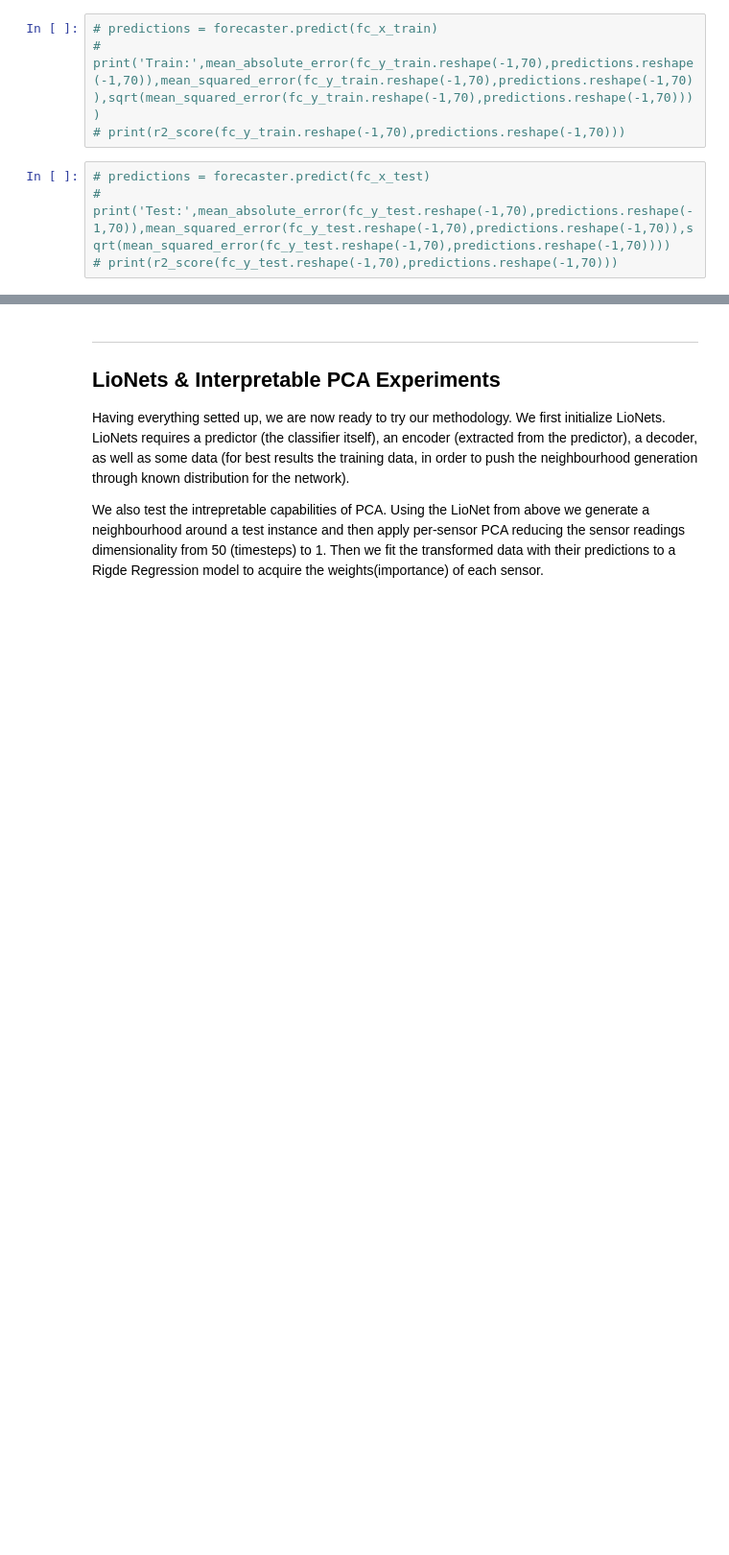
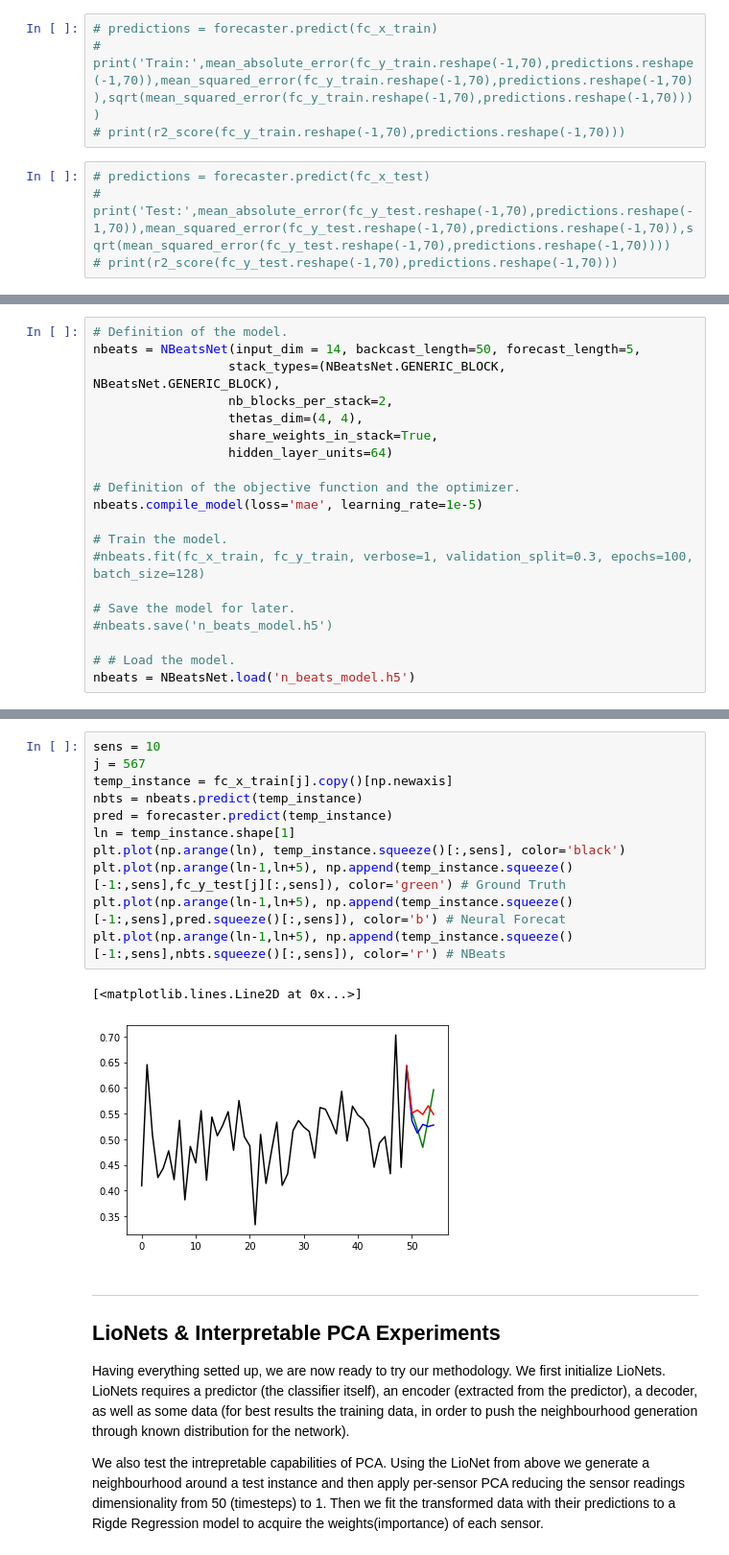
Before and after one commit to intelligence-csd-auth-gr/Interpretable-Predictive-Maintenance, a Jupyter notebook: Code/TEDS_with_LioNets_Classification.ipynb, the cells around one changed output, grey strips where cells are left out. Shown at 96% size. Drawn from its saved outputs; the diff is of its cells as text; blank space fills up the shorter version.

Commit message:
N-Beats implementation and forecaster update

```diff
--- a/Code/TEDS_with_LioNets_Classification.ipynb
+++ b/Code/TEDS_with_LioNets_Classification.ipynb
@@ -310,0 +314,20 @@ forecaster.compile(optimizer="adam",loss=[root_mean_squared_error],metrics=['mae
+# %%
+# Definition of the model.
+nbeats = NBeatsNet(input_dim = 14, backcast_length=50, forecast_length=5,
+                  stack_types=(NBeatsNet.GENERIC_BLOCK, NBeatsNet.GENERIC_BLOCK),
+                  nb_blocks_per_stack=2,
+                  thetas_dim=(4, 4),
+                  share_weights_in_stack=True,
+                  hidden_layer_units=64)
+
+# Definition of the objective function and the optimizer.
+nbeats.compile_model(loss='mae', learning_rate=1e-5)
+
+# Train the model.
+#nbeats.fit(fc_x_train, fc_y_train, verbose=1, validation_split=0.3, epochs=100, batch_size=128)
+
+# Save the model for later.
+#nbeats.save('n_beats_model.h5')
+
+# # Load the model.
+nbeats = NBeatsNet.load('n_beats_model.h5')
@@ -311,3 +366,17 @@ forecaster.compile(optimizer="adam",loss=[root_mean_squared_error],metrics=['mae
+# %%
+sens = 10
+j = 567
+temp_instance = fc_x_train[j].copy()[np.newaxis]
+nbts = nbeats.predict(temp_instance)
+pred = forecaster.predict(temp_instance)
+ln = temp_instance.shape[1]
+plt.plot(np.arange(ln), temp_instance.squeeze()[:,sens], color='black')
+plt.plot(np.arange(ln-1,ln+5), np.append(temp_instance.squeeze()[-1:,sens],fc_y_test[j][:,sens]), color='green') # Ground Truth
+plt.plot(np.arange(ln-1,ln+5), np.append(temp_instance.squeeze()[-1:,sens],pred.squeeze()[:,sens]), color='b') # Neural Forecat
+plt.plot(np.arange(ln-1,ln+5), np.append(temp_instance.squeeze()[-1:,sens],nbts.squeeze()[:,sens]), color='r') # NBeats
+# %% [output]
+[<matplotlib.lines.Line2D at 0x...>]
+[figure, added]
 # %% [markdown]
 ---
 ## LioNets & Interpretable PCA Experiments
```
Also changed, not shown: parts of 18 cells of this notebook.
